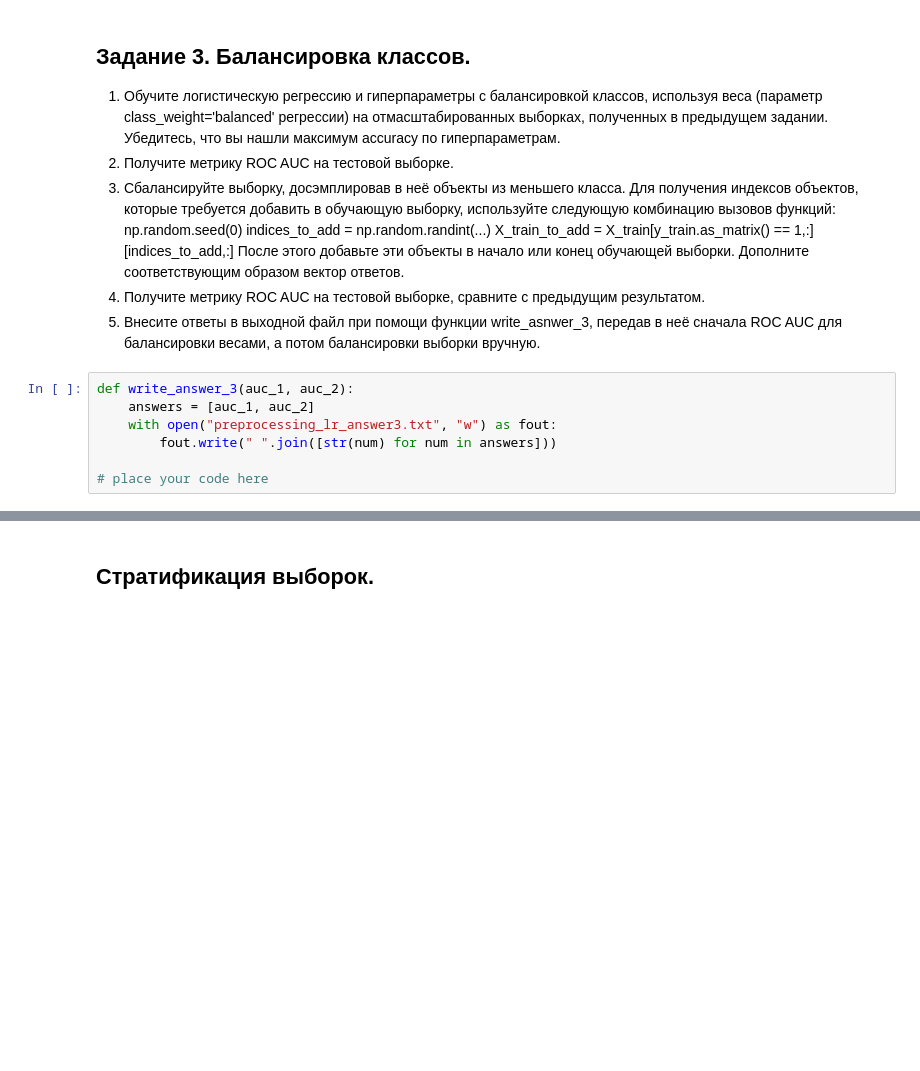
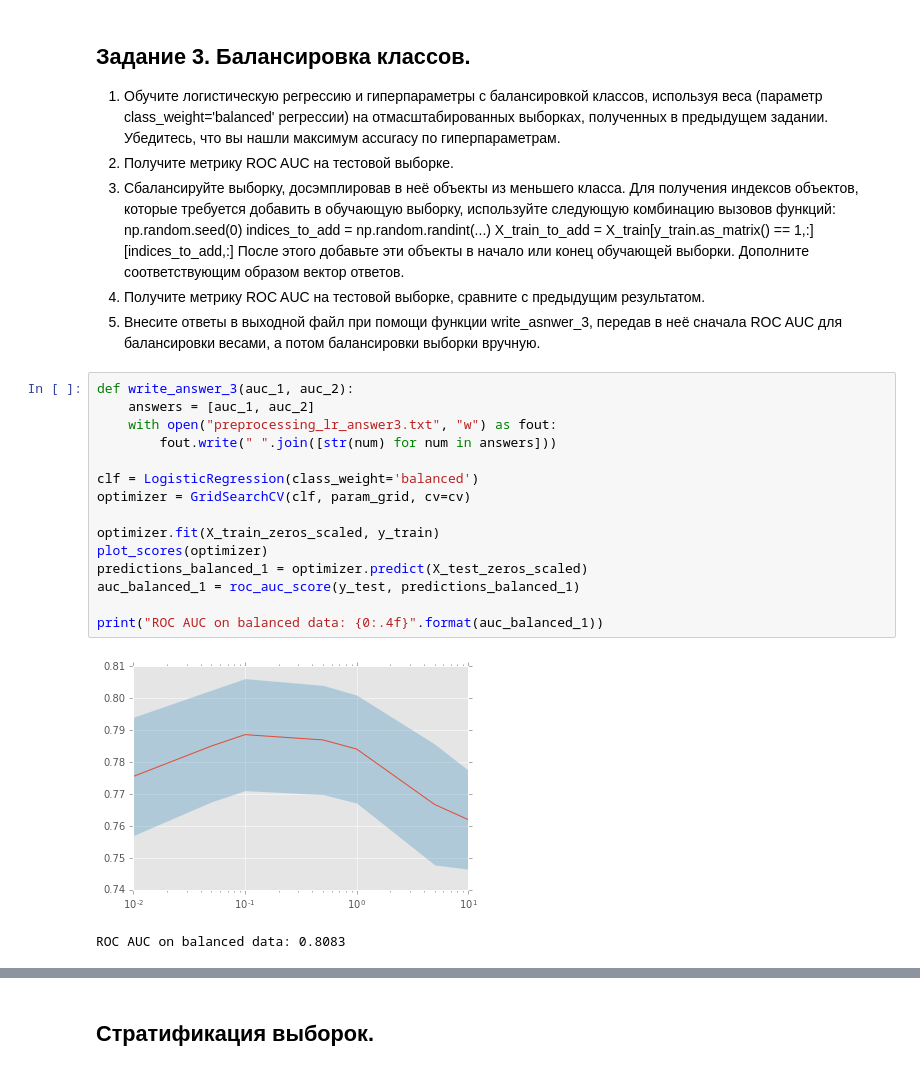
Before and after one commit to movb/yandex-ml, a Jupyter notebook: mipt-ml-2/week3/Preprocessing_LR.ipynb, the cells around one changed output, grey strips where cells are left out. Cells and saved outputs as stored; diff of their text form; blank space fills up the shorter version.

```diff
--- a/mipt-ml-2/week3/Preprocessing_LR.ipynb
+++ b/mipt-ml-2/week3/Preprocessing_LR.ipynb
@@ -349,7 +434,18 @@ print(np.sum(y_train==1))
 # %%
 def write_answer_3(auc_1, auc_2):
     answers = [auc_1, auc_2]
     with open("preprocessing_lr_answer3.txt", "w") as fout:
         fout.write(" ".join([str(num) for num in answers]))
 
-# place your code here
+clf = LogisticRegression(class_weight='balanced')
+optimizer = GridSearchCV(clf, param_grid, cv=cv)
+
+optimizer.fit(X_train_zeros_scaled, y_train)
+plot_scores(optimizer)
+predictions_balanced_1 = optimizer.predict(X_test_zeros_scaled)
+auc_balanced_1 = roc_auc_score(y_test, predictions_balanced_1)
+
+print("ROC AUC on balanced data: {0:.4f}".format(auc_balanced_1))
+# %% [output]
+[figure, added]
+ROC AUC on balanced data: 0.8083
```
Also changed, not shown: parts of 22 cells of this notebook.
